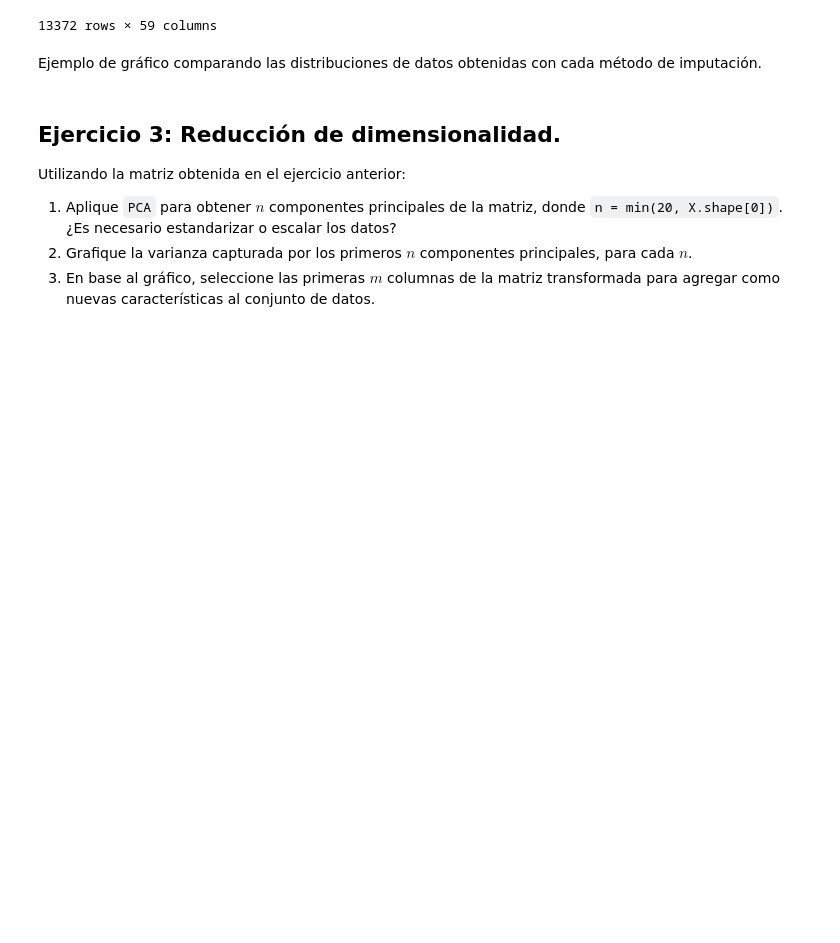
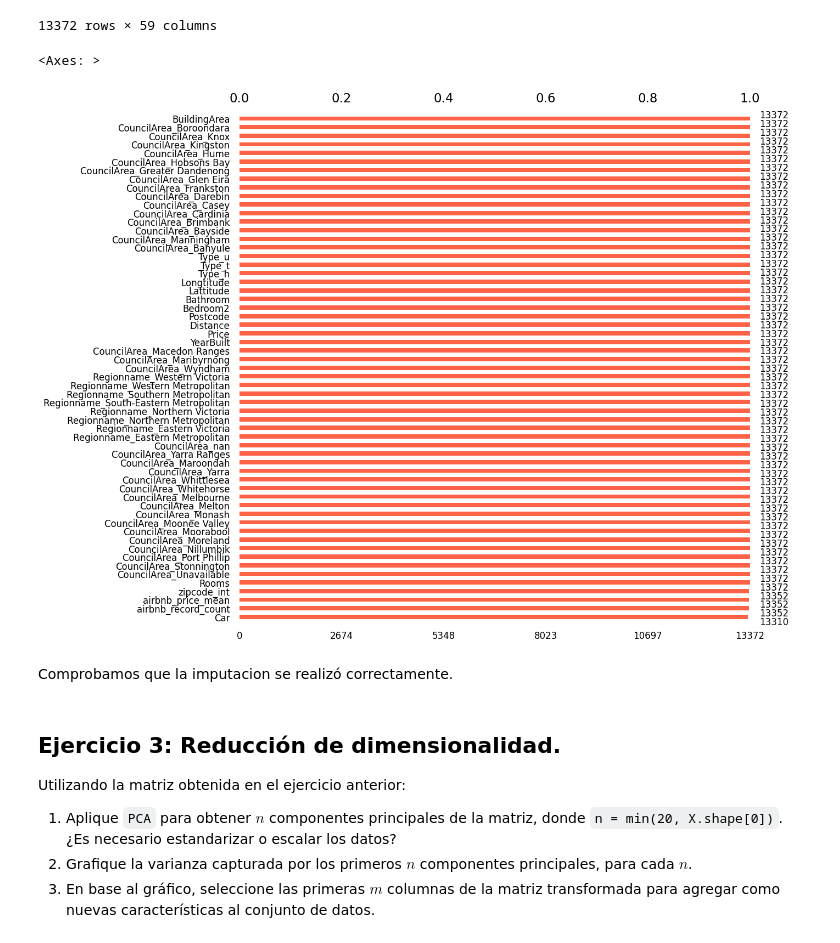
Before and after one commit to bonafepedro/exploratory_analisis_datacuration, a Jupyter notebook: code/Grupo3_AyC_Entregable_parte_2_2023.ipynb, the cells around one changed output. Cells and saved outputs as stored; diff of their text form; code cells hidden in the pictures; blank space fills up the shorter version.

```diff
--- a/code/Grupo3_AyC_Entregable_parte_2_2023.ipynb
+++ b/code/Grupo3_AyC_Entregable_parte_2_2023.ipynb
@@ -335,8 +341,14 @@ melb_data_mice
 | 13370 | 4 | 2500000.0 | 6.8 | 3016.0 | 4.0 | 1.0 | 5.0 | -37.85908 | 144.89299 | 3016.0 | ... |
 | 13371 | 4 | 1285000.0 | 6.3 | 3013.0 | 4.0 | 1.0 | 1.0 | -37.81188 | 144.88449 | 3013.0 | ... |
 13372 rows × 59 columns
-# %% [markdown]
-Ejemplo de gráfico comparando las distribuciones de datos obtenidas con cada método de imputación.
+# %%
+import missingno as msno
+msno.bar(melb_data_mice ,figsize=(12, 12), sort="ascending",fontsize=12, color='tomato')
+# %% [output]
+<Axes: >
+[figure, added]
+# %% [markdown]
+Comprobamos que la imputacion se realizó correctamente.
 # %% [markdown]
 ## Ejercicio 3: Reducción de dimensionalidad.
 
```
Also changed, not shown: parts of 2 cells of this notebook.
